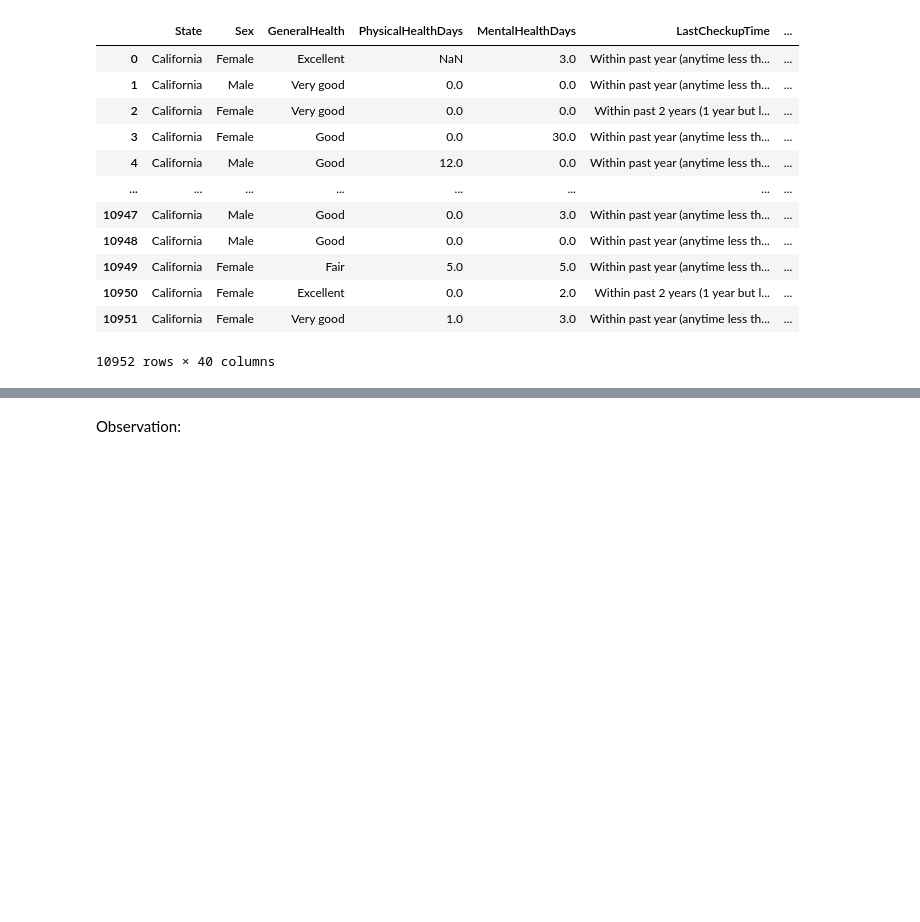
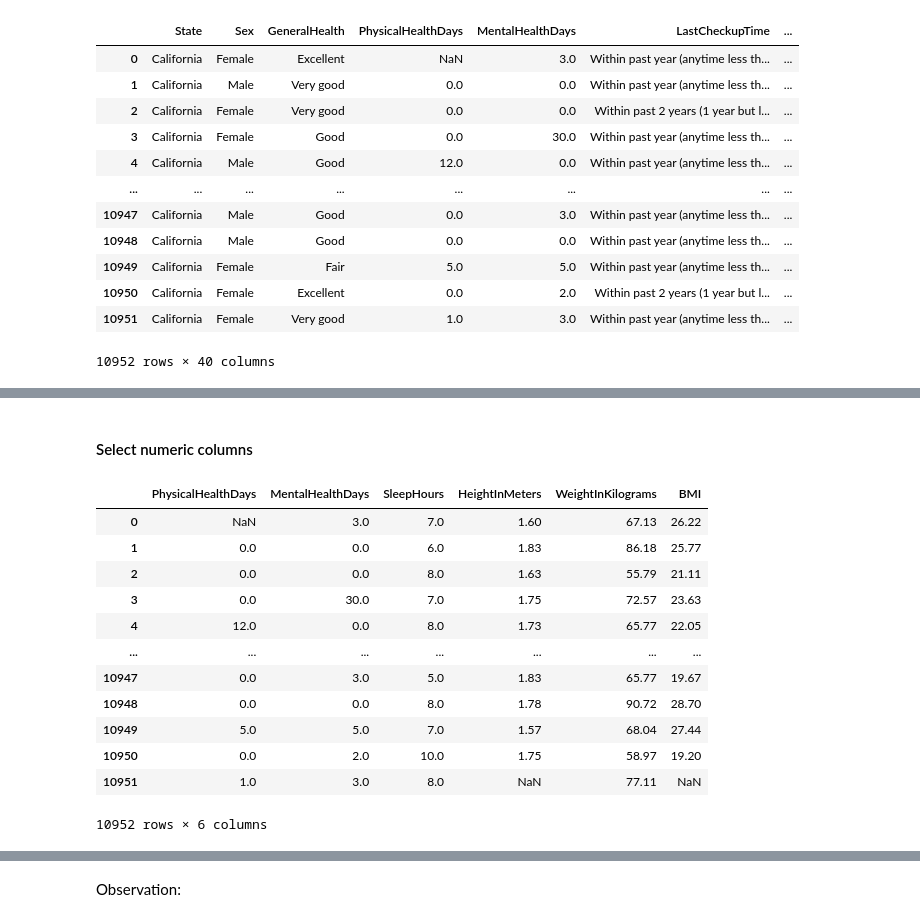
Before and after one commit to NgHuyen137/PDS_Final_Project, a Jupyter notebook: notebooks/1.0-preprocessing.ipynb, the cells around one changed output, grey strips where cells are left out. Cells and saved outputs as stored; diff of their text form; code cells hidden in the pictures; blank space fills up the shorter version.

```diff
--- a/notebooks/1.0-preprocessing.ipynb
+++ b/notebooks/1.0-preprocessing.ipynb
@@ -55,0 +60,19 @@ With each numerical column, how are values distributed?
+# %% [markdown]
+#### Select numeric columns
+# %%
+num_col_df = raw_data.select_dtypes(include='float64')
+num_col_df
+# %% [output]
+|  | PhysicalHealthDays | MentalHealthDays | SleepHours | HeightInMeters | WeightInKilograms | BMI |
+| 0 | NaN | 3.0 | 7.0 | 1.60 | 67.13 | 26.22 |
+| 1 | 0.0 | 0.0 | 6.0 | 1.83 | 86.18 | 25.77 |
+| 2 | 0.0 | 0.0 | 8.0 | 1.63 | 55.79 | 21.11 |
+| 3 | 0.0 | 30.0 | 7.0 | 1.75 | 72.57 | 23.63 |
+| 4 | 12.0 | 0.0 | 8.0 | 1.73 | 65.77 | 22.05 |
+| ... | ... | ... | ... | ... | ... | ... |
+| 10947 | 0.0 | 3.0 | 5.0 | 1.83 | 65.77 | 19.67 |
+| 10948 | 0.0 | 0.0 | 8.0 | 1.78 | 90.72 | 28.70 |
+| 10949 | 5.0 | 5.0 | 7.0 | 1.57 | 68.04 | 27.44 |
+| 10950 | 0.0 | 2.0 | 10.0 | 1.75 | 58.97 | 19.20 |
+| 10951 | 1.0 | 3.0 | 8.0 | NaN | 77.11 | NaN |
+10952 rows × 6 columns
```
Also changed, not shown: parts of 27 cells of this notebook.
